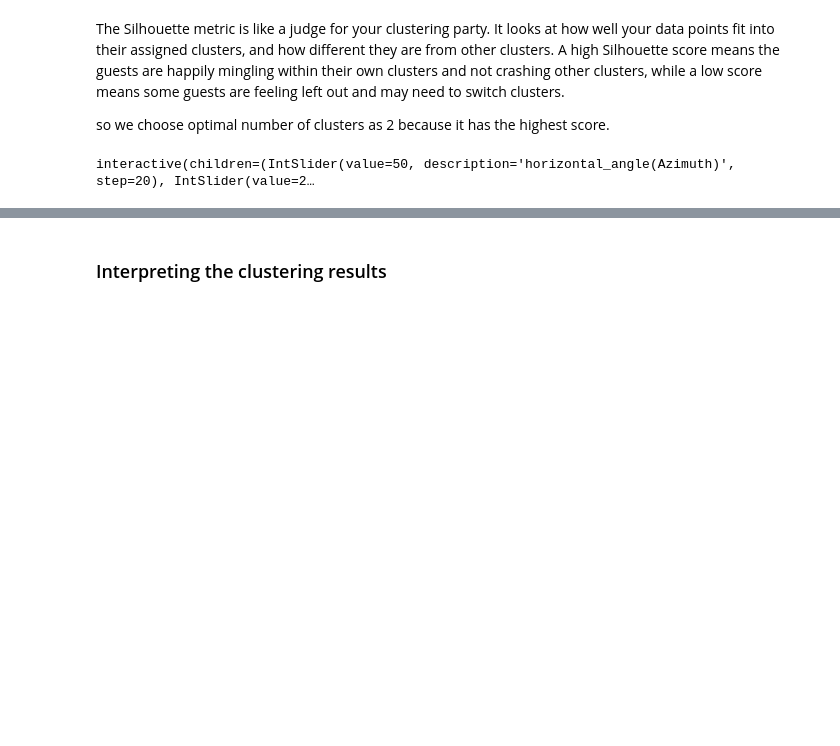
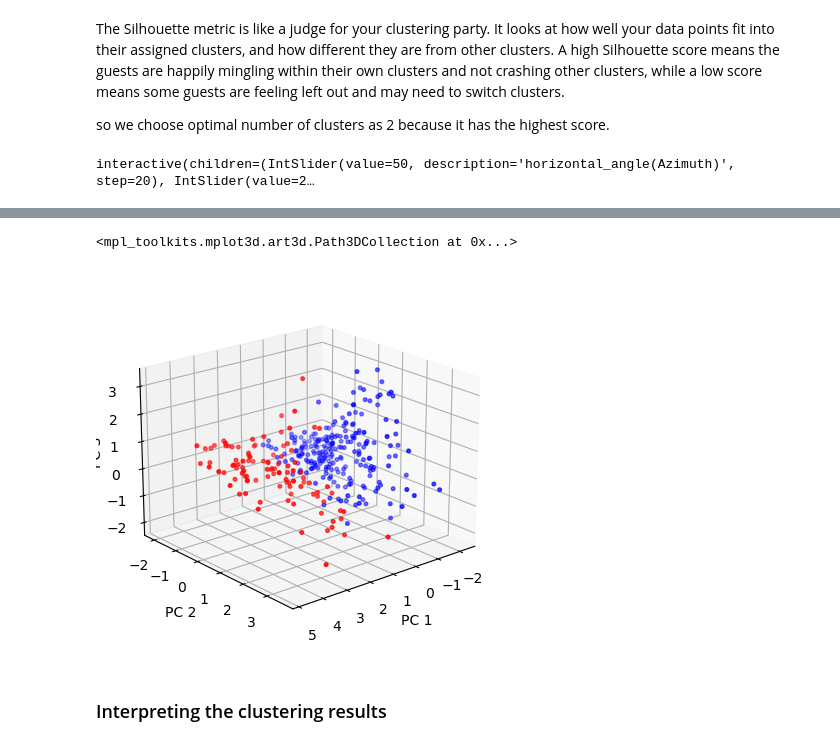
Before and after one commit to shilpasy/Exploring_Clustering_Algorithms, a Jupyter notebook: Clustering_ex_with_Customer_data_1.ipynb, the cells around one changed output, grey strips where cells are left out. Cells and saved outputs as stored; diff of their text form; code cells hidden in the pictures; blank space fills up the shorter version.

```diff
--- a/Clustering_ex_with_Customer_data_1.ipynb
+++ b/Clustering_ex_with_Customer_data_1.ipynb
@@ -224,3 +224,18 @@ array([[-0.95738943, -0.05210291, -0.01961314],
+# %%
+##figure without using interac option
+fig = plt.figure()
+ax = fig.add_subplot(111, projection='3d')
+ax.view_init(elev=20, azim=50)
+x = customers_pca_3D[:,0]
+y = customers_pca_3D[:,1]
+z = customers_pca_3D[:,2]
+ax.set_xlabel('PC 1')
+ax.set_ylabel('PC 2')
+ax.set_zlabel('PC 3', rotation=90, labelpad=-2)
+ax.scatter(x, y, z, marker='o', s=7, color=[colors[col] for col in cols])
+# %% [output]
+<mpl_toolkits.mplot3d.art3d.Path3DCollection at 0x...>
+[figure, added]
 # %% [markdown]
 ### Interpreting the clustering results
 # %% [markdown]
```
Also changed, not shown: parts of 2 cells of this notebook.
